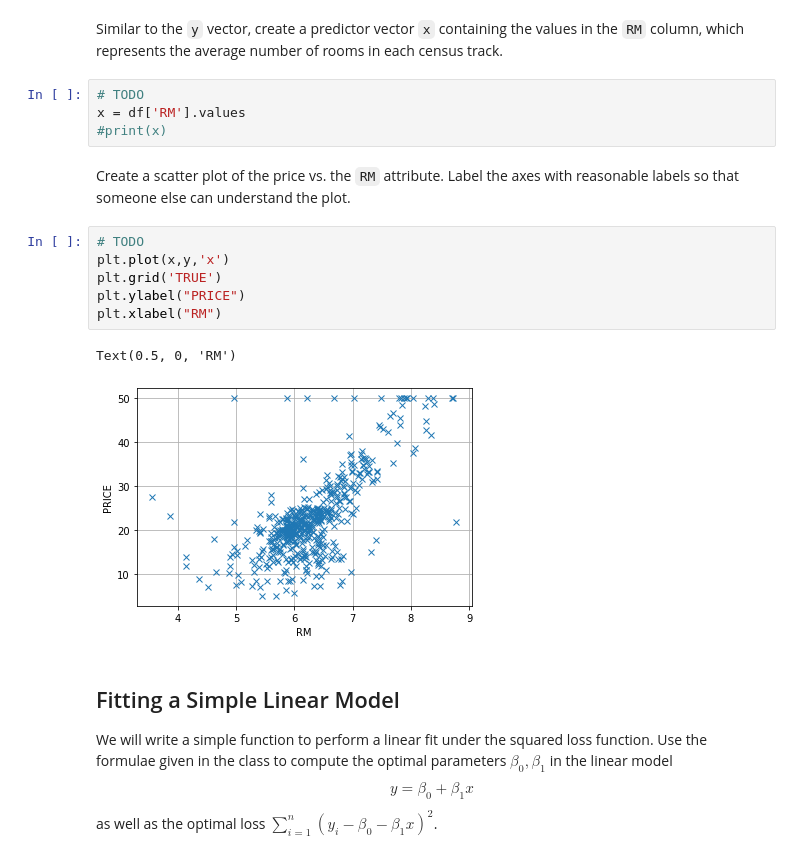
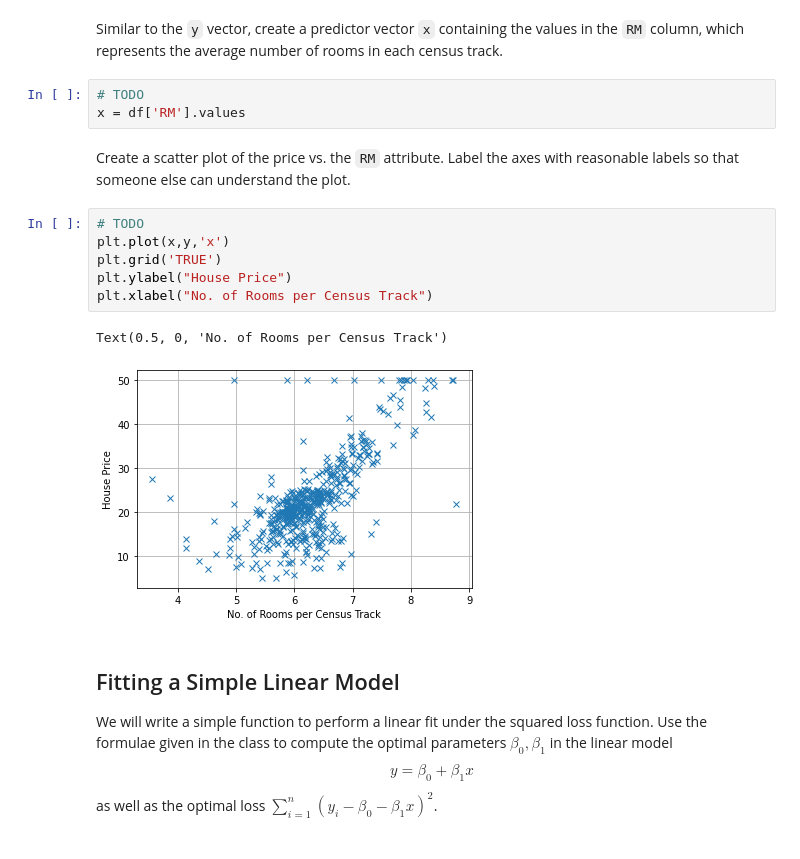
Before and after one commit to pragnavi/Explorations-in-Machine-Learning-A-Notebook-Series, a Jupyter notebook: MLFall22_Lab_1.ipynb, the cells around one changed output. Drawn from its saved outputs; the diff is of its cells as text.

```diff
--- a/MLFall22_Lab_1.ipynb
+++ b/MLFall22_Lab_1.ipynb
@@ -83,18 +83,17 @@ Similar to the `y` vector, create a predictor vector `x` containing the values i
 # %%
 # TODO
 x = df['RM'].values
-#print(x)
 # %% [markdown]
 Create a scatter plot of the price vs. the `RM` attribute.  Label the axes with reasonable labels so that someone else can understand the plot.
 # %%
 # TODO
 plt.plot(x,y,'x')
 plt.grid('TRUE')
-plt.ylabel("PRICE")
-plt.xlabel("RM")
+plt.ylabel("House Price")
+plt.xlabel("No. of Rooms per Census Track")
 # %% [output]
-Text(0.5, 0, 'RM')
+Text(0.5, 0, 'No. of Rooms per Census Track')
-[figure, old version]
+[figure, new version]
 # %% [markdown]
 ## Fitting a Simple Linear Model
 
```
Also changed, not shown: parts of 10 cells of this notebook.
